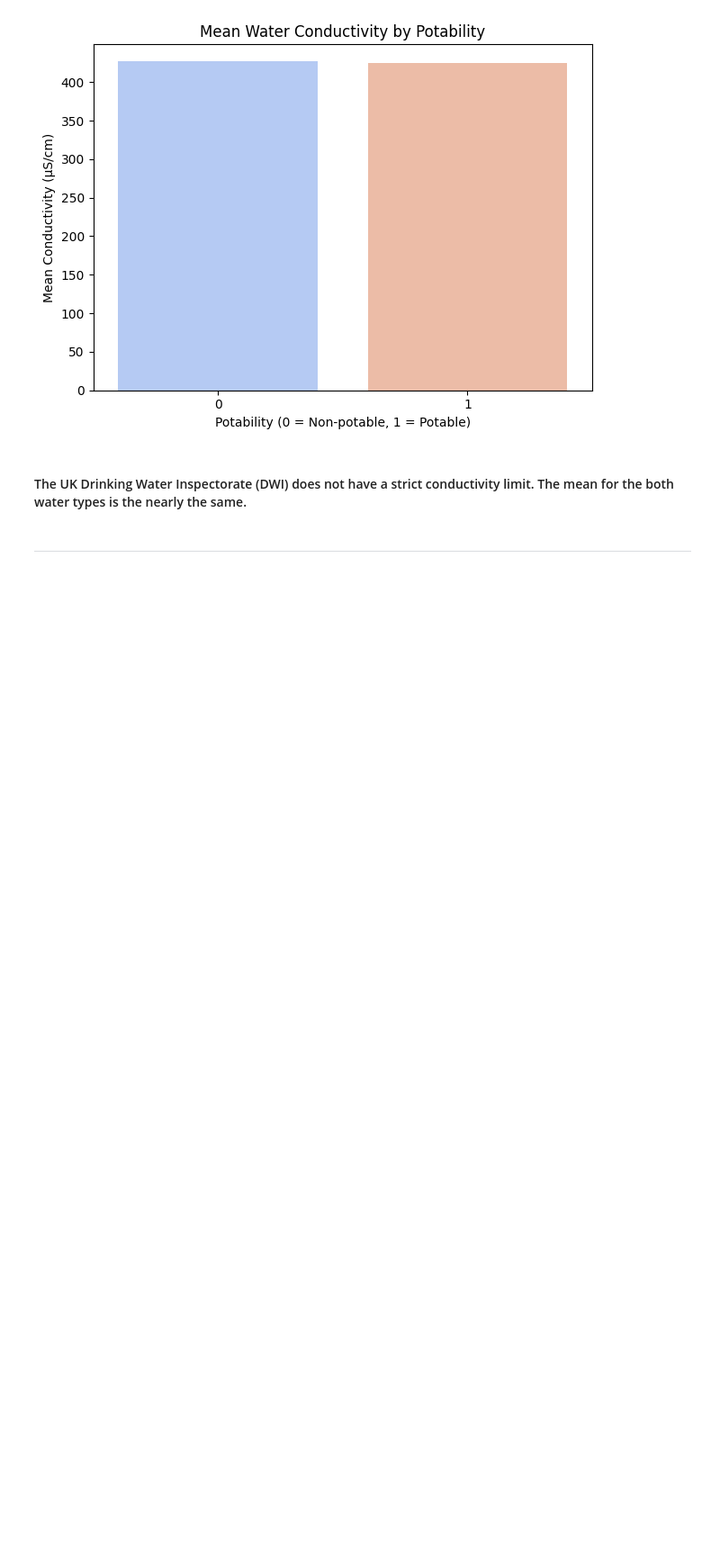
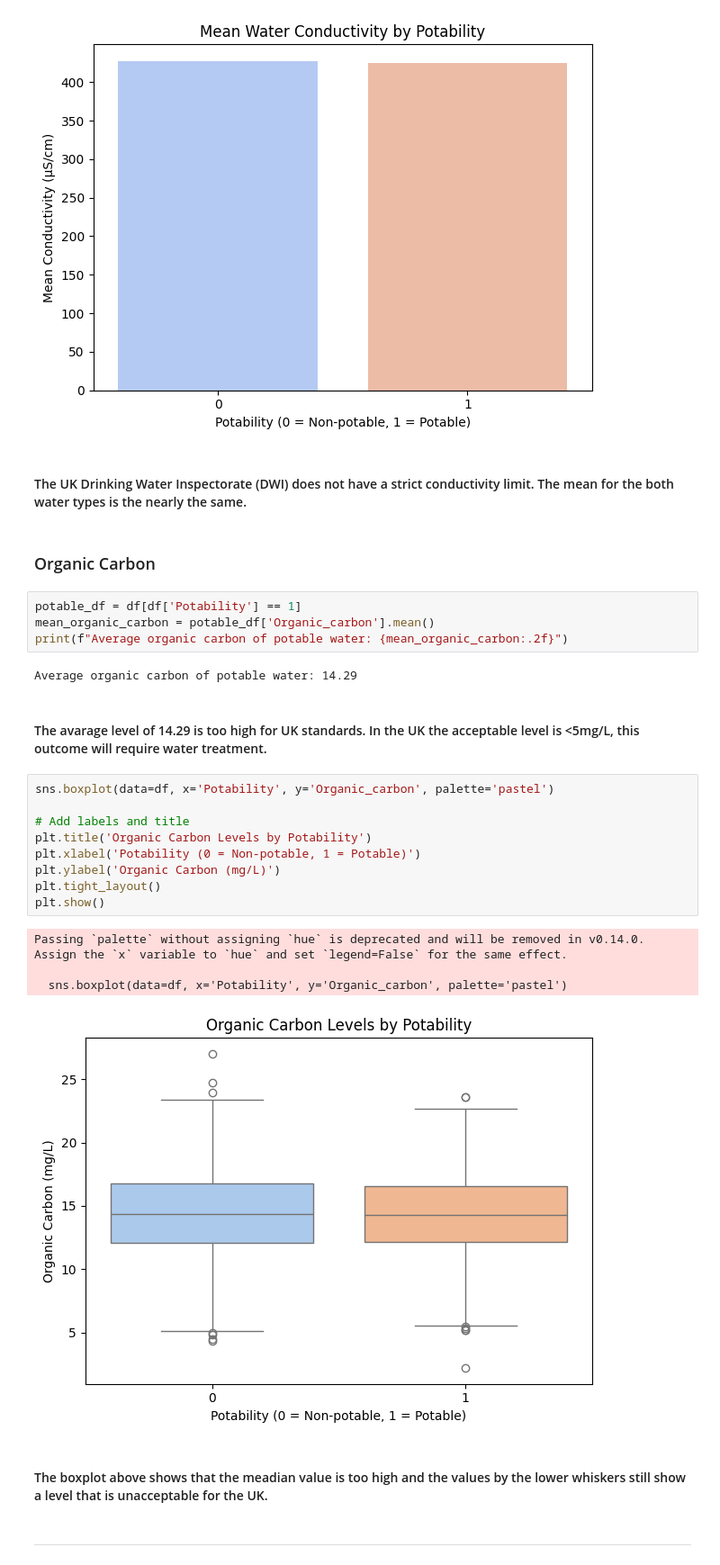
Before and after one commit to Ray99-cpu/water_quality_analysis, a Jupyter notebook: jupyter_notebooks/Water_Quality_Analysis.ipynb, the cells around one changed output. Shown at 90% size. Drawn from its saved outputs; the diff is of its cells as text; blank space fills up the shorter version.

Commit message:
Add organic carbon boxplot

```diff
--- a/jupyter_notebooks/Water_Quality_Analysis.ipynb
+++ b/jupyter_notebooks/Water_Quality_Analysis.ipynb
@@ -169,6 +169,32 @@ Passing `palette` without assigning `hue` is deprecated and will be removed in v
 [figure]
 # %% [markdown]
 #### The UK Drinking Water Inspectorate (DWI) does not have a strict conductivity limit. The mean for the both water types is the nearly the same.
+# %% [markdown]
+### Organic Carbon
+# %%
+potable_df = df[df['Potability'] == 1]
+mean_organic_carbon = potable_df['Organic_carbon'].mean()
+print(f"Average organic carbon of potable water: {mean_organic_carbon:.2f}")
+# %% [output]
+Average organic carbon of potable water: 14.29
+# %% [markdown]
+#### The avarage level of 14.29 is too high for UK standards. In the UK the acceptable level is <5mg/L, this outcome will require water treatment.
+# %%
+sns.boxplot(data=df, x='Potability', y='Organic_carbon', palette='pastel')
+
+# Add labels and title
+plt.title('Organic Carbon Levels by Potability')
+plt.xlabel('Potability (0 = Non-potable, 1 = Potable)')
+plt.ylabel('Organic Carbon (mg/L)')
+plt.tight_layout()
+plt.show()
+# %% [output]
+Passing `palette` without assigning `hue` is deprecated and will be removed in v0.14.0. Assign the `x` variable to `hue` and set `legend=False` for the same effect.
+
+  sns.boxplot(data=df, x='Potability', y='Organic_carbon', palette='pastel')
+[figure, added]
+# %% [markdown]
+#### The boxplot above shows that the meadian value is too high and the values by the lower whiskers still show a level that is unacceptable for the UK.
 # %% [markdown]
 ---
 # %% [markdown]
```
